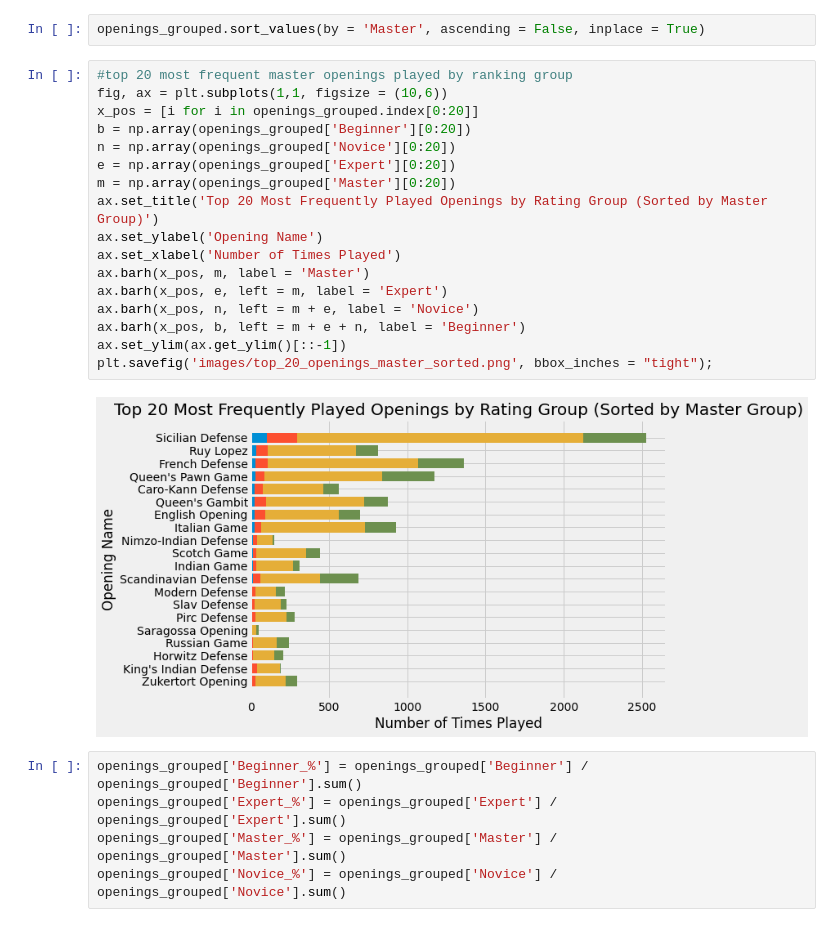
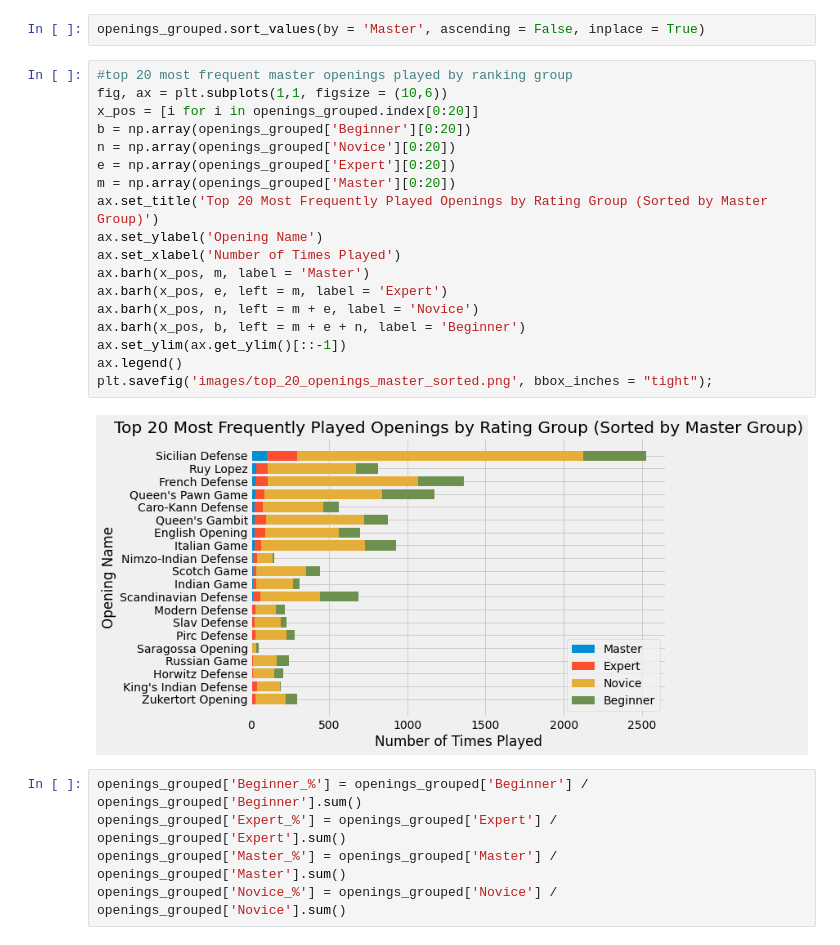
Before and after one commit to rmesrobi/Chess-Openings-EDA, a Jupyter notebook: chess_EDA_Final.ipynb, the cells around one changed output. Saved outputs shown, nothing was run; the diff lists cells and outputs as text.

```diff
--- a/chess_EDA_Final.ipynb
+++ b/chess_EDA_Final.ipynb
@@ -226,22 +226,23 @@ openings_grouped.sort_values(by = 'Master', ascending = False, inplace = True)
 # %%
 #top 20 most frequent master openings played by ranking group
 fig, ax = plt.subplots(1,1, figsize = (10,6))
 x_pos = [i for i in openings_grouped.index[0:20]]
 b = np.array(openings_grouped['Beginner'][0:20])
 n = np.array(openings_grouped['Novice'][0:20])
 e = np.array(openings_grouped['Expert'][0:20])
 m = np.array(openings_grouped['Master'][0:20])
 ax.set_title('Top 20 Most Frequently Played Openings by Rating Group (Sorted by Master Group)')
 ax.set_ylabel('Opening Name')
 ax.set_xlabel('Number of Times Played')
 ax.barh(x_pos, m, label = 'Master')
 ax.barh(x_pos, e, left = m, label = 'Expert')
 ax.barh(x_pos, n, left = m + e, label = 'Novice')
 ax.barh(x_pos, b, left = m + e + n, label = 'Beginner')
 ax.set_ylim(ax.get_ylim()[::-1])
+ax.legend()
 plt.savefig('images/top_20_openings_master_sorted.png', bbox_inches = "tight");
 # %% [output]
-[figure, old version]
+[figure, new version]
 # %%
 openings_grouped['Beginner_%'] = openings_grouped['Beginner'] / openings_grouped['Beginner'].sum()
 openings_grouped['Expert_%'] = openings_grouped['Expert'] / openings_grouped['Expert'].sum()
```
Also changed, not shown: parts of 4 cells of this notebook, 3 other files.
